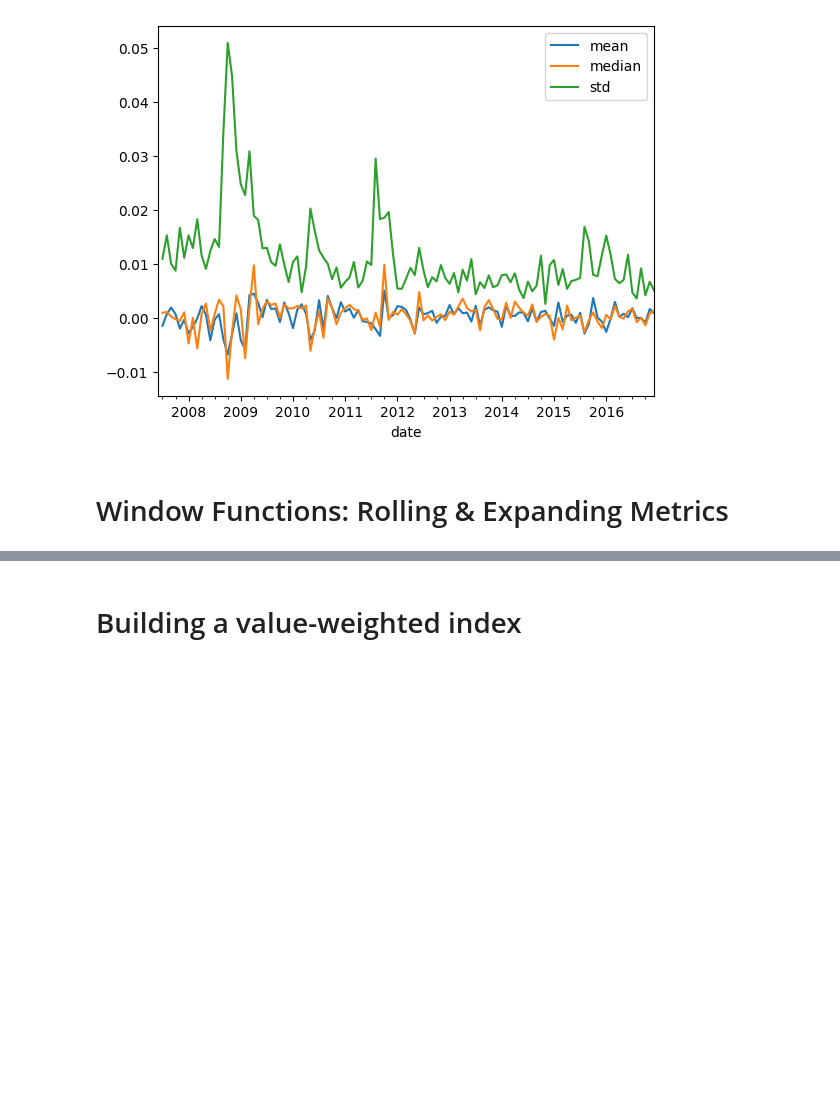
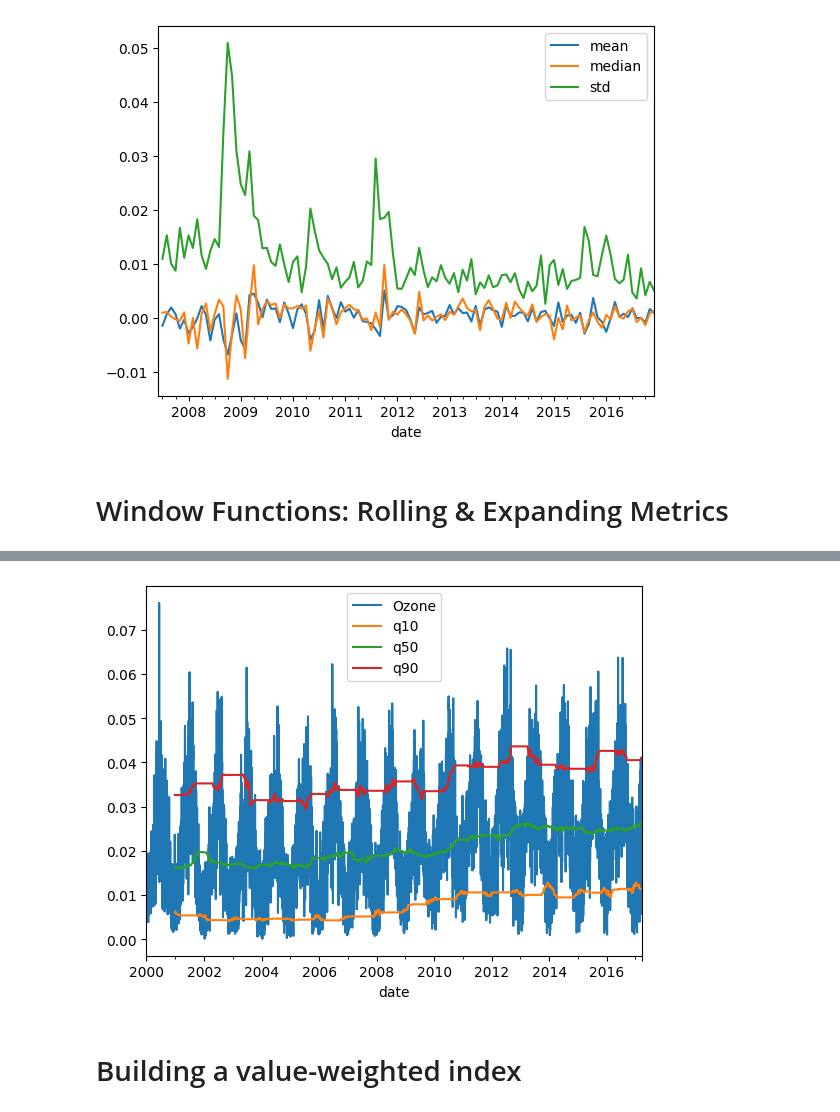
Before and after one commit to kesant/machine-learning-projects, a Jupyter notebook: Time series/manipulating_time_series.ipynb, the cells around one changed output, grey strips where cells are left out. Cells and saved outputs as stored; diff of their text form; code cells hidden in the pictures; blank space fills up the shorter version.

```diff
--- a/Time series/manipulating_time_series.ipynb
+++ b/Time series/manipulating_time_series.ipynb
@@ -742,2 +812,21 @@ plt.show()
+# %%
+# Crea una ventana de rolling para cálculos que utilizan periodos móviles
+# El tamaño de la ventana es de 360 días
+rolling = data['Ozone'].rolling(360)
+
+# Calcula el percentil 10, 50 y 90 de la ventana móvil de 360 días
+# Estos percentiles indican la distribución del ozono en un periodo móvil de un año
+data['q10'] = rolling.quantile(0.1)  # Percentil 10: el valor por debajo del cual cae el 10% de los datos
+data['q50'] = rolling.quantile(0.5)  # Percentil 50: el valor medio de la distribución (mediana)
+data['q90'] = rolling.quantile(0.9)  # Percentil 90: el valor por debajo del cual cae el 90% de los datos
+
+# Dibuja un gráfico para visualizar las columnas del DataFrame
+# El gráfico mostrará la serie temporal con las líneas para los percentiles 10, 50 y 90
+data.plot()
+
+# Muestra el gráfico en pantalla
+plt.show()
+# %% [output]
+[figure, added]
 # %% [markdown]
 # Building a value-weighted index
```
Also changed, not shown: parts of 6 cells of this notebook.
